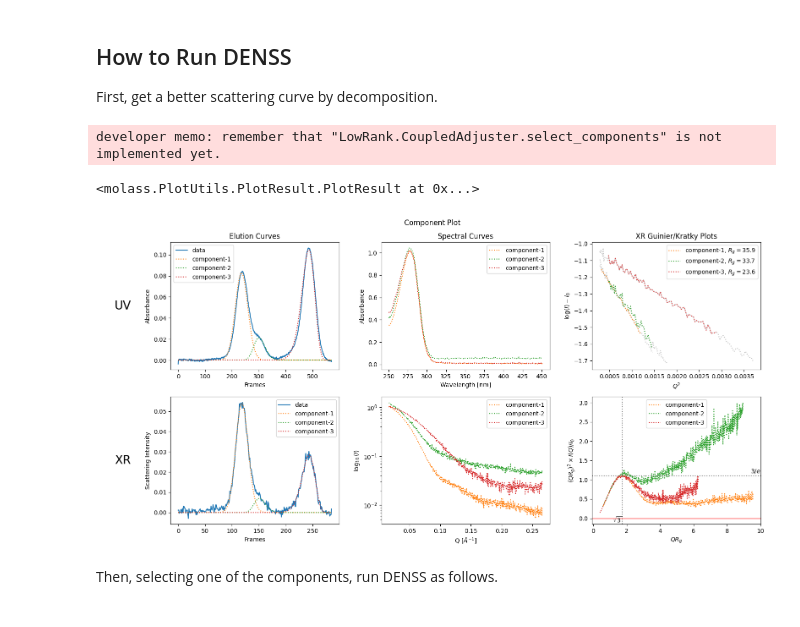
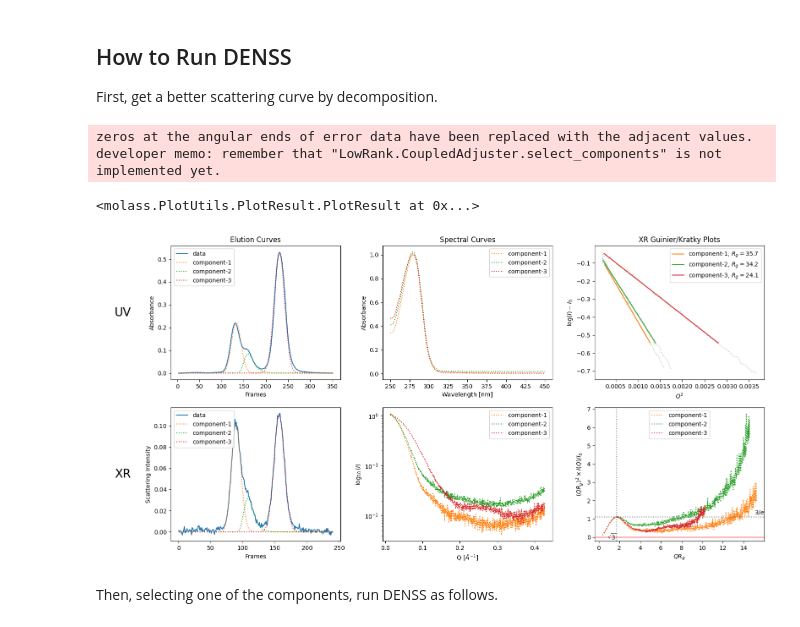
Before and after one commit to nshimizu0721/molass-tutorial, a Jupyter notebook: chapters/07/denss.ipynb, the cells around one changed output. Cells and saved outputs as stored; diff of their text form; code cells hidden in the pictures.

Commit message:
Update for molass 0.2.0

```diff
--- a/chapters/07/denss.ipynb
+++ b/chapters/07/denss.ipynb
@@ -13,19 +13,22 @@ SAXS Theory explaines how the X-ray beam is scattered by the sample particles. O
 
 First, get a better scattering curve by decomposition.
 # %%
+import sys
+sys.path.insert(0, '../../../molass-library')
 from molass import get_version
-assert get_version() >= '0.1.3', "This tutorial requires molass version 0.1.3 or higher."
+assert get_version() >= '0.2.0', "This tutorial requires molass version 0.2.0 or higher."
 from molass_data import SAMPLE1
 from molass.DataObjects import SecSaxsData as SSD
 ssd = SSD(SAMPLE1)
 trimmed_ssd = ssd.trimmed_copy()
 corrected_ssd = trimmed_ssd.corrected_copy()
 decomposition = corrected_ssd.quick_decomposition(num_components=3)
 decomposition.plot_components()
 # %% [output]
+zeros at the angular ends of error data have been replaced with the adjacent values.
 developer memo: remember that "LowRank.CoupledAdjuster.select_components" is not implemented yet.
 <molass.PlotUtils.PlotResult.PlotResult at 0x...>
-[figure, old version]
+[figure, new version]
 # %% [markdown]
 Then, selecting one of the components, run DENSS as follows.
 # %%
```
Also changed, not shown: parts of 2 cells of this notebook.
